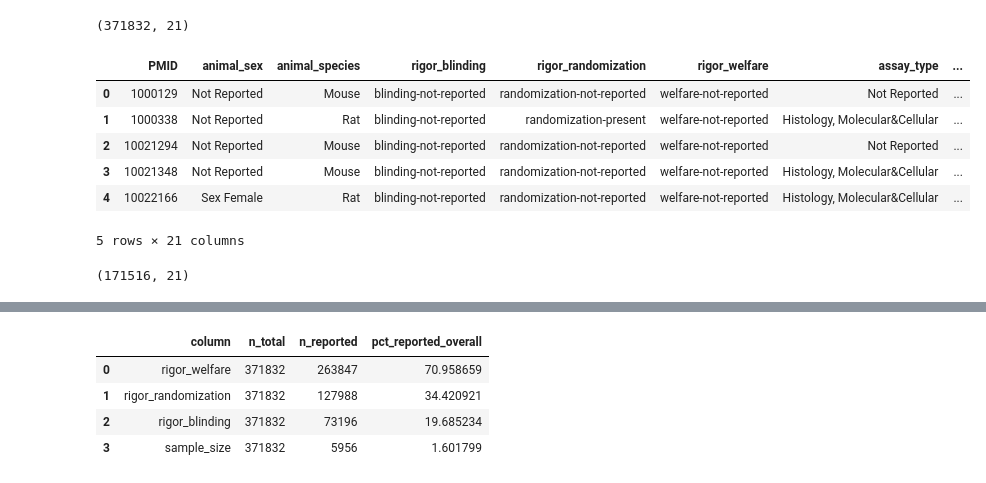
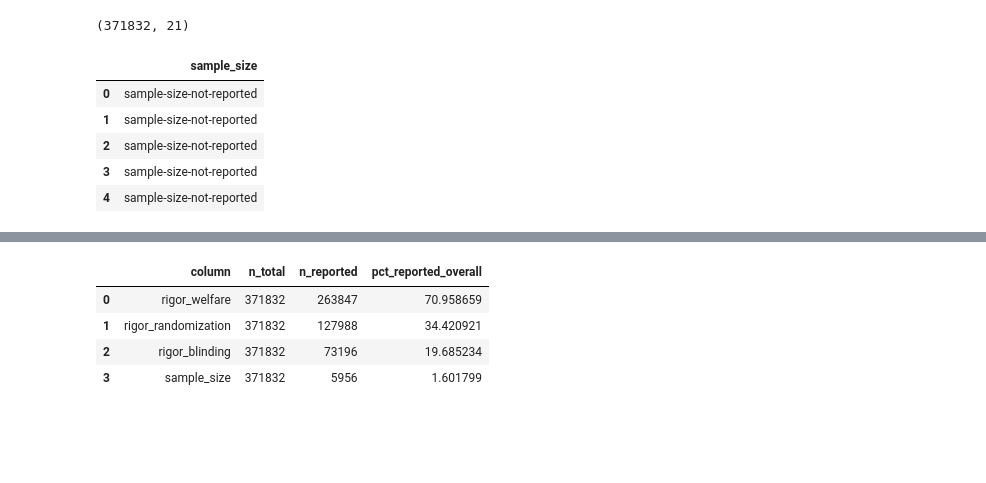
Before and after one commit to Ineichen-Group/Preclinical_DrugDisease_Translation_Pipeline, a Jupyter notebook: 09_corpus_analysis/02_Viz_Annotations_Metadata.ipynb, the cells around one changed output, grey strips where cells are left out. Cells and saved outputs as stored; diff of their text form; code cells hidden in the pictures; blank space fills up the shorter version.

```diff
--- a/09_corpus_analysis/02_Viz_Annotations_Metadata.ipynb
+++ b/09_corpus_analysis/02_Viz_Annotations_Metadata.ipynb
@@ -33,17 +34,11 @@ dataset_fulltext["animal_sex"] = dataset_fulltext["animal_sex"].str.replace(
     "Sex Not Reported", "Not Reported", regex=False
 )
 # %%
-dataset_fulltext.head()
+dataset_fulltext[['sample_size']].head()
 # %% [output]
-|  | PMID | animal_sex | animal_species | rigor_blinding | rigor_randomization | rigor_welfare | assay_type | ... |
-| 0 | 1000129 | Not Reported | Mouse | blinding-not-reported | randomization-not-reported | welfare-not-reported | Not Reported | ... |
-| 1 | 1000338 | Not Reported | Rat | blinding-not-reported | randomization-present | welfare-not-reported | Histology, Molecular&Cellular | ... |
-| 2 | 10021294 | Not Reported | Mouse | blinding-not-reported | randomization-not-reported | welfare-not-reported | Not Reported | ... |
-| 3 | 10021348 | Not Reported | Mouse | blinding-not-reported | randomization-not-reported | welfare-not-reported | Histology, Molecular&Cellular | ... |
-| 4 | 10022166 | Sex Female | Rat | blinding-not-reported | randomization-not-reported | welfare-not-reported | Histology, Molecular&Cellular | ... |
+|  | sample_size |
+| 0 | sample-size-not-reported |
+| 1 | sample-size-not-reported |
+| 2 | sample-size-not-reported |
+| 3 | sample-size-not-reported |
+| 4 | sample-size-not-reported |
-5 rows × 21 columns
-# %%
-dataset_fulltext = dataset_fulltext[dataset_fulltext['animal_species'].str.contains("Mouse")]
-dataset_fulltext.shape
-# %% [output]
-(171516, 21)
```
Also changed, not shown: parts of 37 cells of this notebook.
